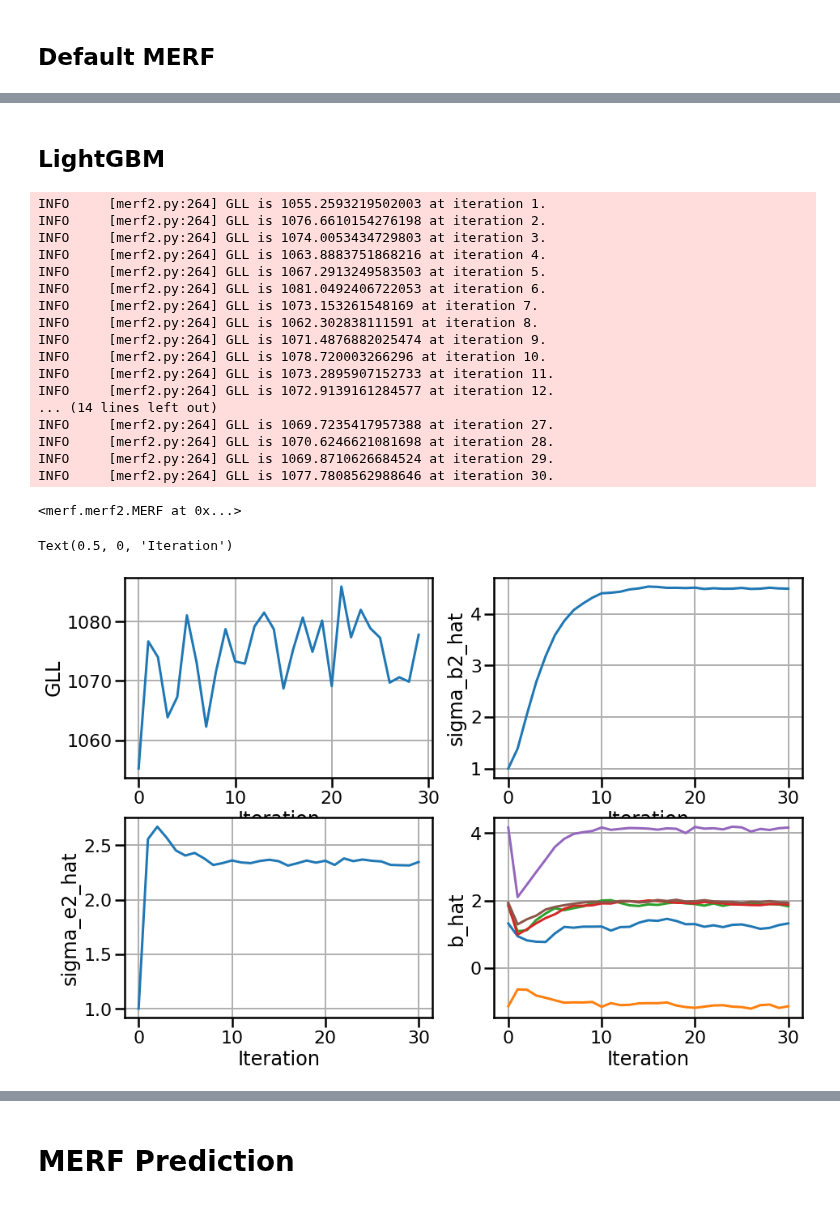
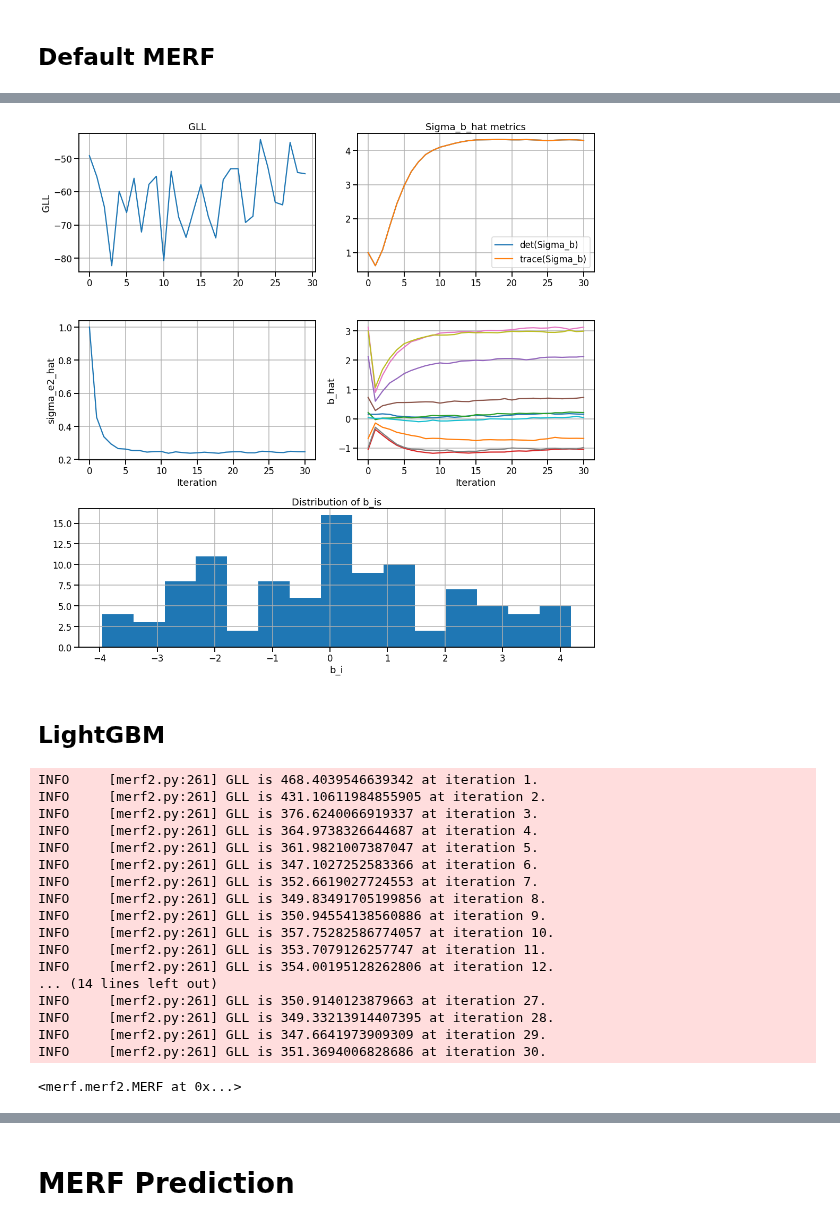
Before and after one commit to manifoldai/merf, a Jupyter notebook: notebooks/MERF Example.ipynb, the cells around one changed output, grey strips where cells are left out. Drawn from its saved outputs; the diff is of its cells as text; code cells hidden in the pictures.

Commit message:
Cleaning up the plotting utilities significantly

```diff
--- a/notebooks/MERF Example.ipynb
+++ b/notebooks/MERF Example.ipynb
@@ -6,7 +6,7 @@ sys.path.append('..')
 %matplotlib inline
 import matplotlib.pyplot as plt
 import seaborn as sns
-sns.set_context("poster")
+sns.set_context("talk")
 %load_ext line_profiler
 import numpy as np
 import pandas as pd
@@ -96,64 +96,33 @@ INFO     [merf2.py:264] GLL is 437.061850731232 at iteration 30.
 <merf.merf2.MERF at 0x...>
+# %%
+from merf.evaluator import plot_training_stats
+plot_training_stats(mrf, num_clusters_to_plot=10)
+# %% [output]
+[figure, added]
 # %% [markdown]
 ## LightGBM
 # %%
 from lightgbm import LGBMRegressor
 lgbm = LGBMRegressor()
 # %%
-mrf = MERF(lgbm, max_iterations=30)
-mrf.fit(X_train, Z_train, clusters_train, y_train)
+mrf_lgbm = MERF(lgbm, max_iterations=30)
+mrf_lgbm.fit(X_train, Z_train, clusters_train, y_train)
 # %% [output]
-INFO     [merf2.py:264] GLL is 1055.2593219502003 at iteration 1.
-INFO     [merf2.py:264] GLL is 1076.6610154276198 at iteration 2.
-INFO     [merf2.py:264] GLL is 1074.0053434729803 at iteration 3.
-INFO     [merf2.py:264] GLL is 1063.8883751868216 at iteration 4.
-INFO     [merf2.py:264] GLL is 1067.2913249583503 at iteration 5.
-INFO     [merf2.py:264] GLL is 1081.0492406722053 at iteration 6.
-INFO     [merf2.py:264] GLL is 1073.153261548169 at iteration 7.
-INFO     [merf2.py:264] GLL is 1062.302838111591 at iteration 8.
-INFO     [merf2.py:264] GLL is 1071.4876882025474 at iteration 9.
-INFO     [merf2.py:264] GLL is 1078.720003266296 at iteration 10.
-INFO     [merf2.py:264] GLL is 1073.2895907152733 at iteration 11.
-INFO     [merf2.py:264] GLL is 1072.9139161284577 at iteration 12.
+INFO     [merf2.py:261] GLL is 468.4039546639342 at iteration 1.
+INFO     [merf2.py:261] GLL is 431.10611984855905 at iteration 2.
+INFO     [merf2.py:261] GLL is 376.6240066919337 at iteration 3.
+INFO     [merf2.py:261] GLL is 364.9738326644687 at iteration 4.
+INFO     [merf2.py:261] GLL is 361.9821007387047 at iteration 5.
+INFO     [merf2.py:261] GLL is 347.1027252583366 at iteration 6.
+INFO     [merf2.py:261] GLL is 352.6619027724553 at iteration 7.
+INFO     [merf2.py:261] GLL is 349.83491705199856 at iteration 8.
+INFO     [merf2.py:261] GLL is 350.94554138560886 at iteration 9.
+INFO     [merf2.py:261] GLL is 357.75282586774057 at iteration 10.
+INFO     [merf2.py:261] GLL is 353.7079126257747 at iteration 11.
+INFO     [merf2.py:261] GLL is 354.00195128262806 at iteration 12.
 ... (14 lines left out)
-INFO     [merf2.py:264] GLL is 1069.7235417957388 at iteration 27.
-INFO     [merf2.py:264] GLL is 1070.6246621081698 at iteration 28.
-INFO     [merf2.py:264] GLL is 1069.8710626684524 at iteration 29.
-INFO     [merf2.py:264] GLL is 1077.7808562988646 at iteration 30.
+INFO     [merf2.py:261] GLL is 350.9140123879663 at iteration 27.
+INFO     [merf2.py:261] GLL is 349.33213914407395 at iteration 28.
+INFO     [merf2.py:261] GLL is 347.6641973909309 at iteration 29.
+INFO     [merf2.py:261] GLL is 351.3694006828686 at iteration 30.
 <merf.merf2.MERF at 0x...>
-# %%
-plt.figure(figsize=[15,10])
-plt.subplot(221)
-plt.plot(mrf.gll_history)
-plt.grid('on')
-plt.ylabel('GLL')
-plt.xlabel('Iteration')
-
-plt.subplot(222)
-D_hat_history = [x[0][0] for x in mrf.D_hat_history]
-plt.plot(D_hat_history)
-plt.grid('on')
-plt.ylabel('sigma_b2_hat')
-plt.xlabel('Iteration')
-
-plt.subplot(223)
-plt.plot(mrf.sigma2_hat_history)
-plt.grid('on')
-plt.ylabel('sigma_e2_hat')
-plt.xlabel('Iteration')
-
-plt.subplot(224)
-b_df = pd.concat(mrf.b_hat_history, axis=1)
-b_df.columns = range(0, 31)
-plt.plot(b_df.loc[0])
-plt.plot(b_df.loc[20])
-plt.plot(b_df.loc[30])
-plt.plot(b_df.loc[40])
-plt.plot(b_df.loc[50])
-plt.plot(b_df.loc[60])
-plt.grid('on')
-plt.ylabel('b_hat')
-plt.xlabel('Iteration')
-# %% [output]
-Text(0.5, 0, 'Iteration')
-[figure, removed]
```
Also changed, not shown: parts of 9 cells of this notebook, 2 other files.
